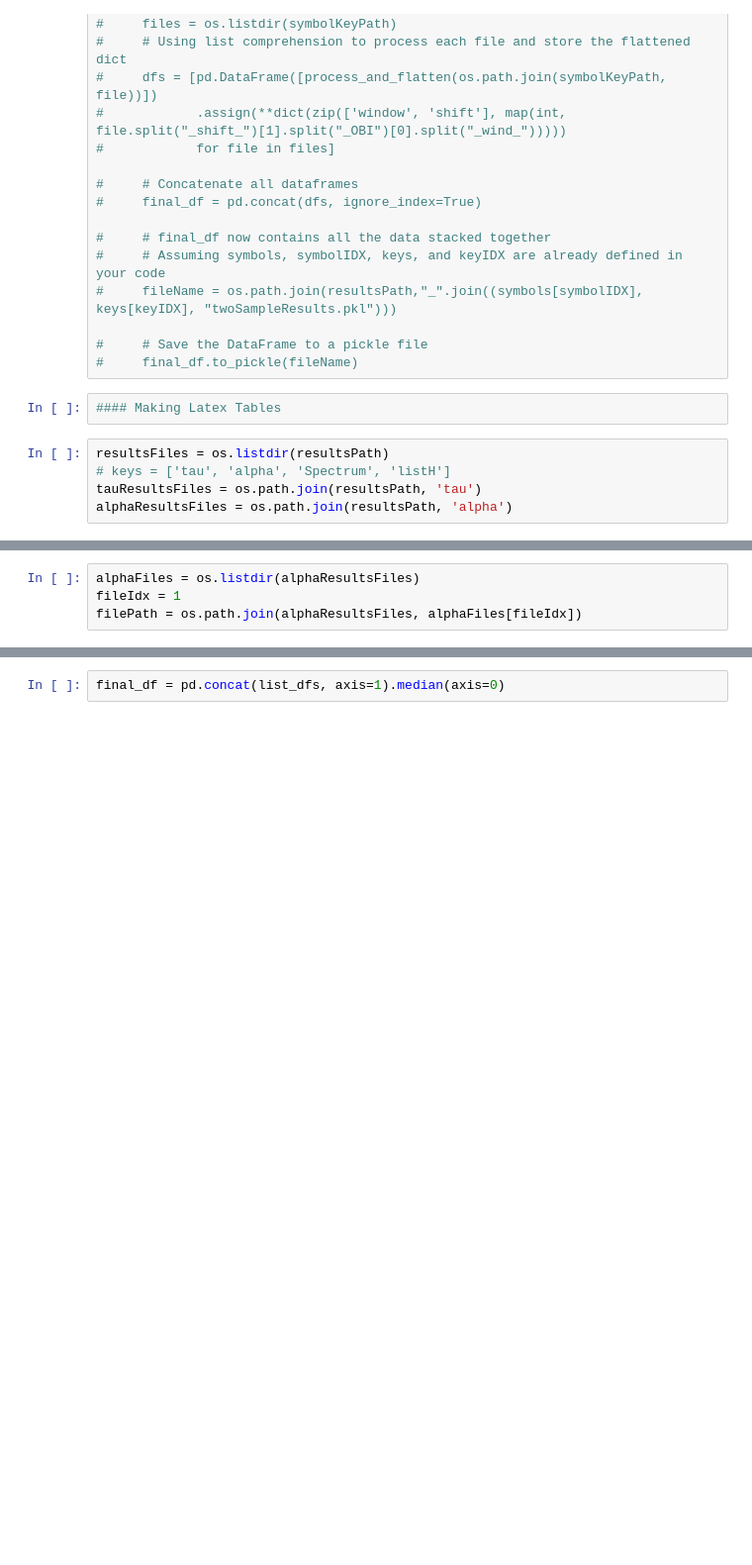
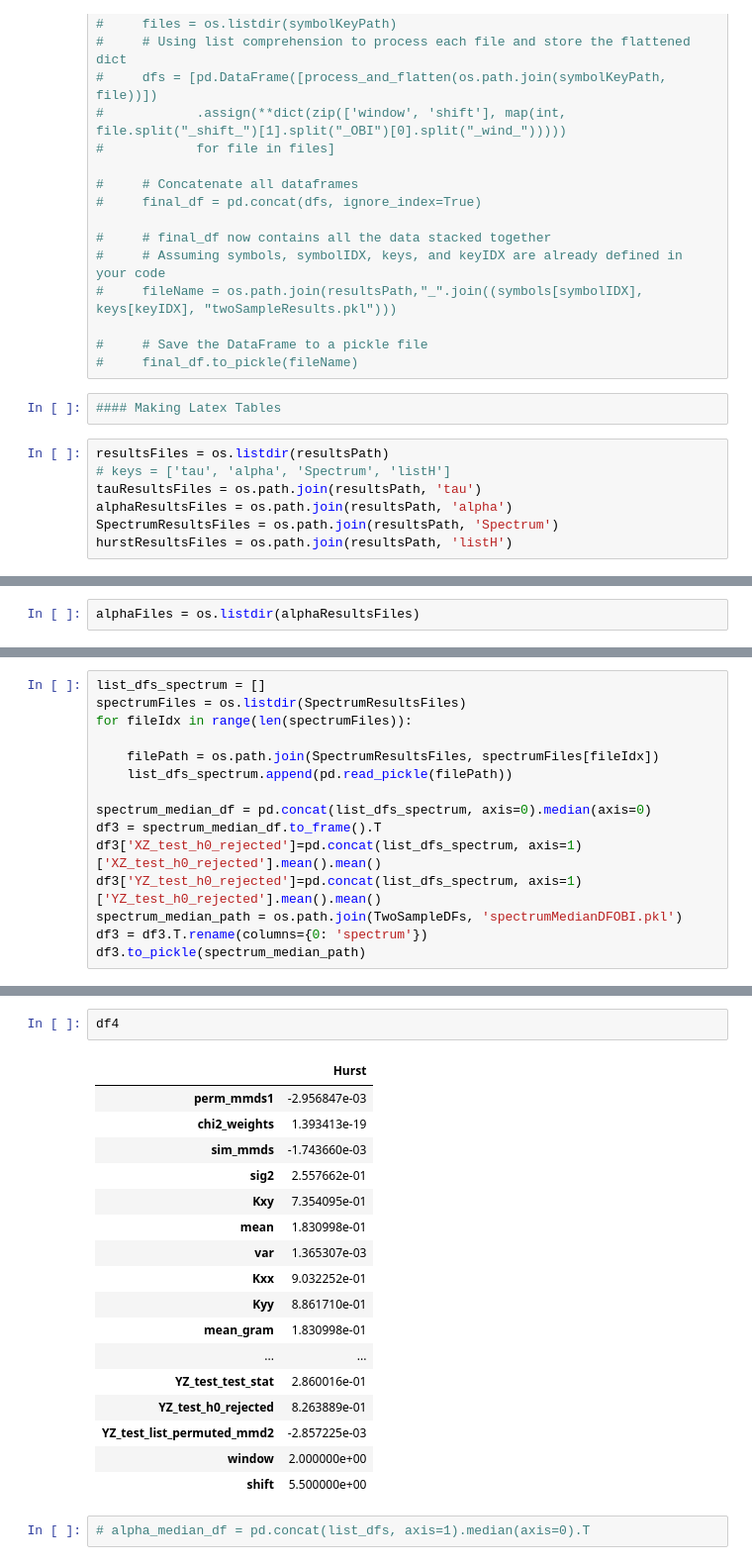
Before and after one commit to andreas-koukorinis/PaperCode, a Jupyter notebook: stylised_facts/Notebooks/Results Tables/Tables for OBI 2 Sample Testing.ipynb, the cells around one changed output, grey strips where cells are left out. Shown: that part at 99% size. Cells and saved outputs as stored; diff of their text form; blank space fills up the shorter version.

```diff
--- a/stylised_facts/Notebooks/Results Tables/Tables for OBI 2 Sample Testing.ipynb
+++ b/stylised_facts/Notebooks/Results Tables/Tables for OBI 2 Sample Testing.ipynb
@@ -271,3 +292,5 @@ resultsFiles = os.listdir(resultsPath)
 # keys = ['tau', 'alpha', 'Spectrum', 'listH']
 tauResultsFiles = os.path.join(resultsPath, 'tau')
 alphaResultsFiles = os.path.join(resultsPath, 'alpha')
+SpectrumResultsFiles = os.path.join(resultsPath, 'Spectrum')
+hurstResultsFiles = os.path.join(resultsPath, 'listH')
@@ -274,4 +306,2 @@ alphaResultsFiles = os.path.join(resultsPath, 'alpha')
 # %%
 alphaFiles = os.listdir(alphaResultsFiles)
-fileIdx = 1
-filePath = os.path.join(alphaResultsFiles, alphaFiles[fileIdx])
@@ -282,0 +342,15 @@ for fileIdx in range(len(alphaFiles)):
+# %%
+list_dfs_spectrum = []
+spectrumFiles = os.listdir(SpectrumResultsFiles)
+for fileIdx in range(len(spectrumFiles)):
+
+    filePath = os.path.join(SpectrumResultsFiles, spectrumFiles[fileIdx])
+    list_dfs_spectrum.append(pd.read_pickle(filePath))
+
+spectrum_median_df = pd.concat(list_dfs_spectrum, axis=0).median(axis=0)
+df3 = spectrum_median_df.to_frame().T
+df3['XZ_test_h0_rejected']=pd.concat(list_dfs_spectrum, axis=1)['XZ_test_h0_rejected'].mean().mean()
+df3['YZ_test_h0_rejected']=pd.concat(list_dfs_spectrum, axis=1)['YZ_test_h0_rejected'].mean().mean()
+spectrum_median_path = os.path.join(TwoSampleDFs, 'spectrumMedianDFOBI.pkl')
+df3 = df3.T.rename(columns={0: 'spectrum'})
+df3.to_pickle(spectrum_median_path)
@@ -283,2 +373,22 @@ for fileIdx in range(len(alphaFiles)):
+# %%
+df4
+# %% [output]
+|  | Hurst |
+| perm_mmds1 | -2.956847e-03 |
+| chi2_weights | 1.393413e-19 |
+| sim_mmds | -1.743660e-03 |
+| sig2 | 2.557662e-01 |
+| Kxy | 7.354095e-01 |
+| mean | 1.830998e-01 |
+| var | 1.365307e-03 |
+| Kxx | 9.032252e-01 |
+| Kyy | 8.861710e-01 |
+| mean_gram | 1.830998e-01 |
+| ... | ... |
+| YZ_test_test_stat | 2.860016e-01 |
+| YZ_test_h0_rejected | 8.263889e-01 |
+| YZ_test_list_permuted_mmd2 | -2.857225e-03 |
+| window | 2.000000e+00 |
+| shift | 5.500000e+00 |
 # %%
-final_df = pd.concat(list_dfs, axis=1).median(axis=0)
+# alpha_median_df = pd.concat(list_dfs, axis=1).median(axis=0).T
```
Also changed, not shown: parts of 35 cells of this notebook, 21 other files.
